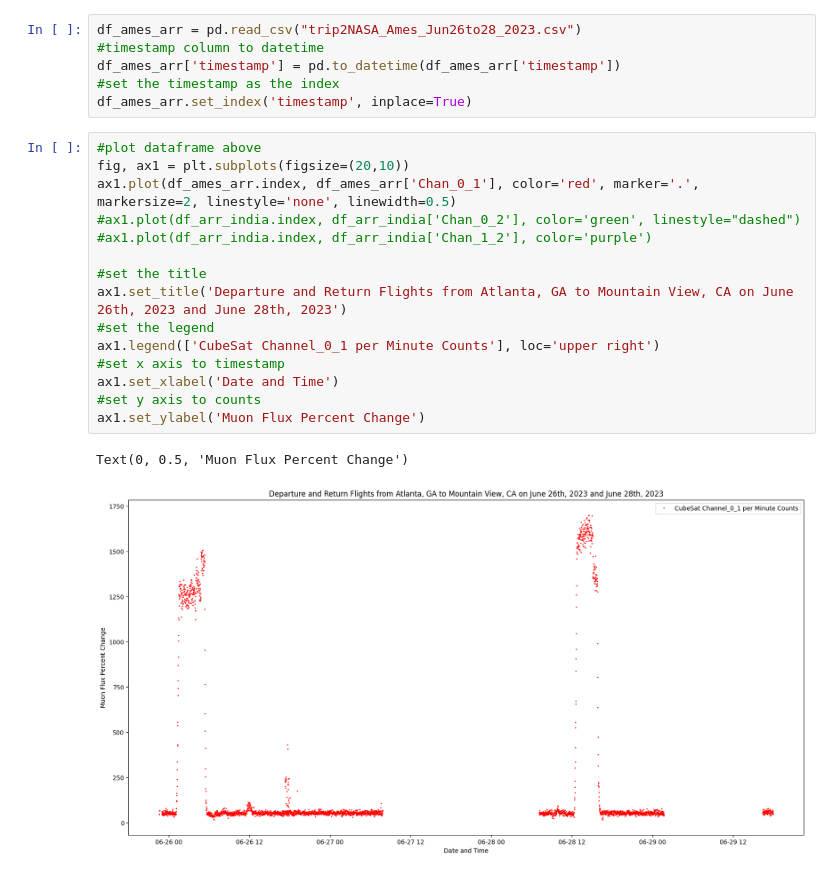
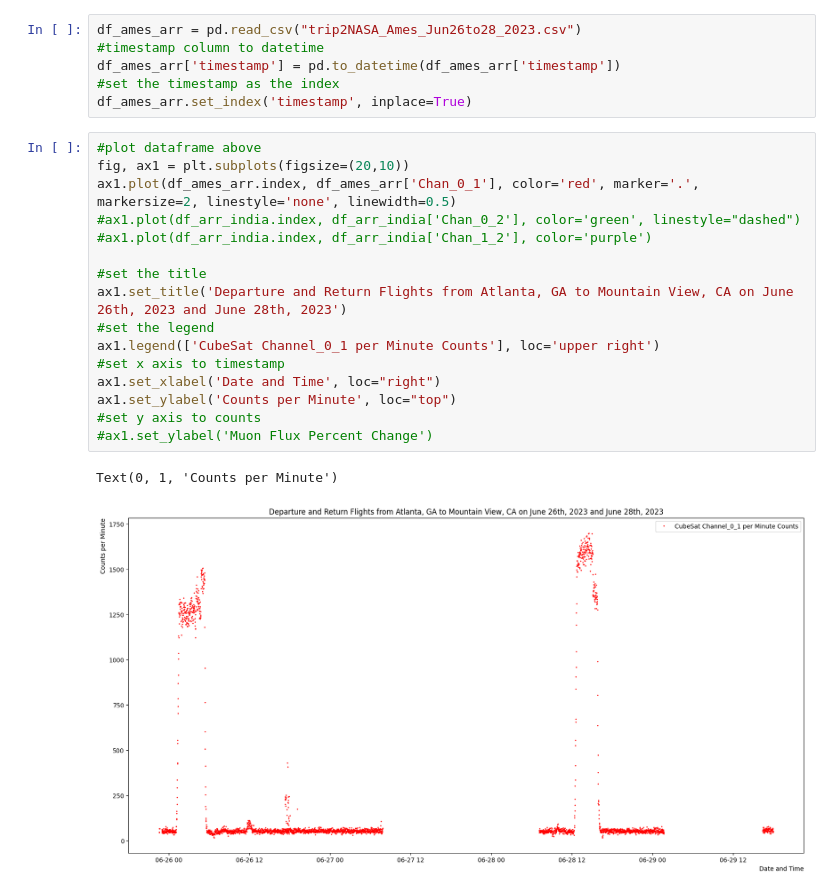
Before and after one commit to vpadgett1/cubesat_test_data, a Jupyter notebook: flights/ames_trip_data.ipynb, the cells around one changed output. Drawn from its saved outputs; the diff is of its cells as text.

```diff
--- a/flights/ames_trip_data.ipynb
+++ b/flights/ames_trip_data.ipynb
@@ -77,18 +77,19 @@ df_ames_arr.set_index('timestamp', inplace=True)
 # %%
 #plot dataframe above
 fig, ax1 = plt.subplots(figsize=(20,10))
 ax1.plot(df_ames_arr.index, df_ames_arr['Chan_0_1'], color='red', marker='.', markersize=2, linestyle='none', linewidth=0.5)
 #ax1.plot(df_arr_india.index, df_arr_india['Chan_0_2'], color='green', linestyle="dashed")
 #ax1.plot(df_arr_india.index, df_arr_india['Chan_1_2'], color='purple')
 
 #set the title
 ax1.set_title('Departure and Return Flights from Atlanta, GA to Mountain View, CA on June 26th, 2023 and June 28th, 2023')
 #set the legend
 ax1.legend(['CubeSat Channel_0_1 per Minute Counts'], loc='upper right')
 #set x axis to timestamp
-ax1.set_xlabel('Date and Time')
+ax1.set_xlabel('Date and Time', loc="right")
+ax1.set_ylabel('Counts per Minute', loc="top")
 #set y axis to counts
-ax1.set_ylabel('Muon Flux Percent Change')
+#ax1.set_ylabel('Muon Flux Percent Change')
 # %% [output]
-Text(0, 0.5, 'Muon Flux Percent Change')
+Text(0, 1, 'Counts per Minute')
-[figure, old version]
+[figure, new version]
```
Also changed, not shown: 5 other files.
